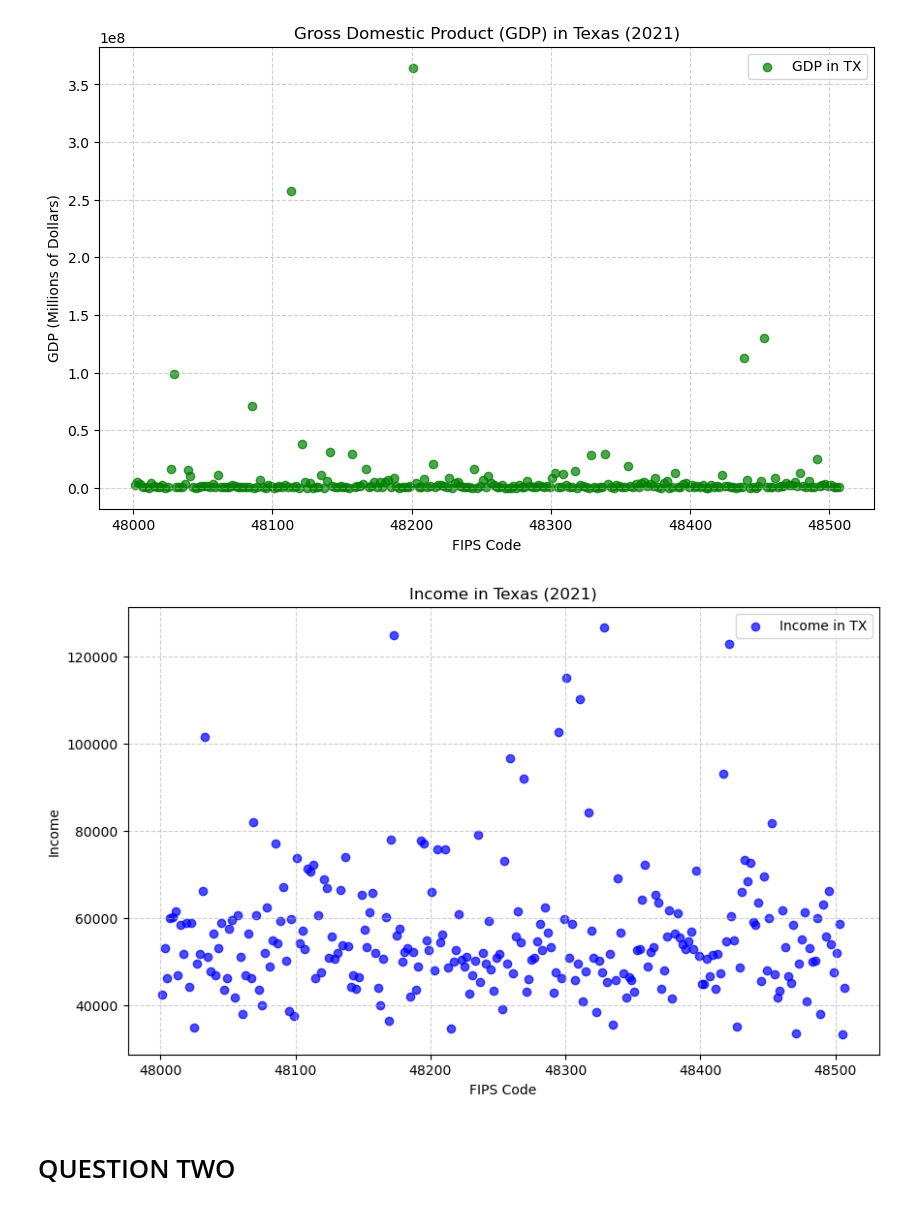
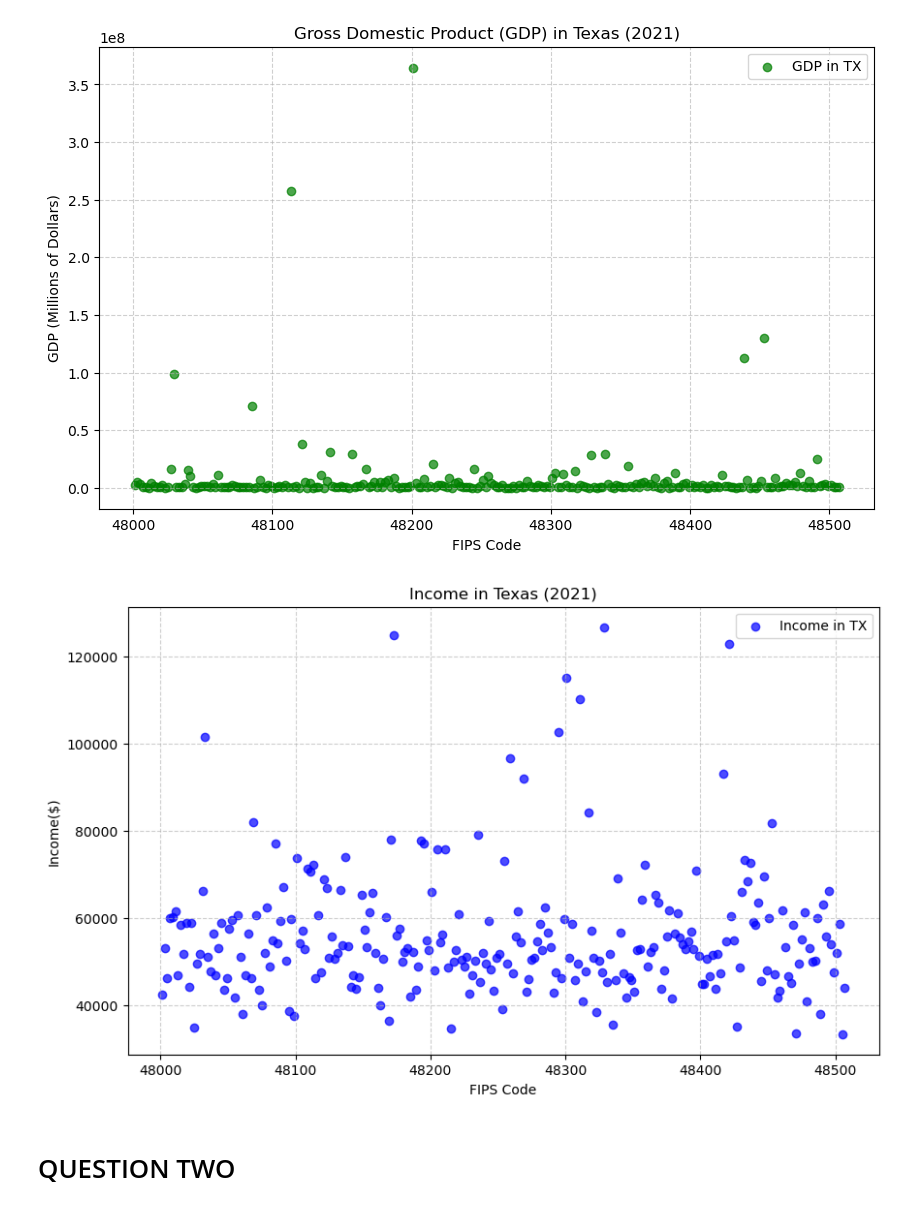
Before and after one commit to baa151/Project_1, a Jupyter notebook: Data_project.ipynb, the cells around one changed output. Cells and saved outputs as stored; diff of their text form; code cells hidden in the pictures.

```diff
--- a/Data_project.ipynb
+++ b/Data_project.ipynb
@@ -85,30 +85,30 @@ plt.show()
 # %%
 import numpy as np
 import matplotlib.pyplot as plt
 
 # Load data from CSV
 cvsfile4 = 'TX_income2021.csv'
 data4 = np.genfromtxt(cvsfile4, delimiter=',')
 
 # Extract data columns
 fips_CA4 = data4[:, 0]
 income_CA4 = data4[:, 1]
 
 # Create a scatter plot
 plt.figure(figsize=(10, 6))
 plt.scatter(fips_CA4, income_CA4, c='blue', marker='o', alpha=0.7, label='Income in TX')
 
 # Customize the plot
 plt.title('Income in Texas (2021)')
 plt.xlabel('FIPS Code')
-plt.ylabel('Income')
+plt.ylabel('Income($)')
 plt.grid(True, linestyle='--', alpha=0.6)
 plt.legend()
 
 # Show the plot
 plt.show()
 # %% [output]
-[figure, old version]
+[figure, new version]
 # %% [markdown]
 # QUESTION TWO
 # %%
```
Also changed, not shown: parts of 5 cells of this notebook, 8 other files.
